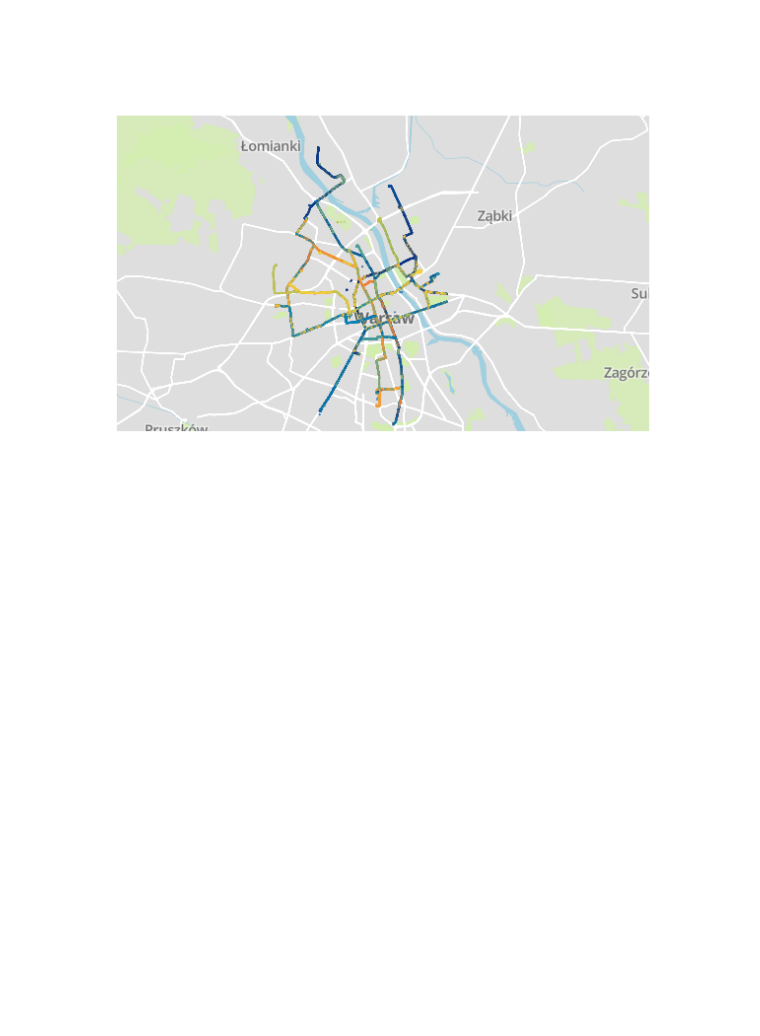
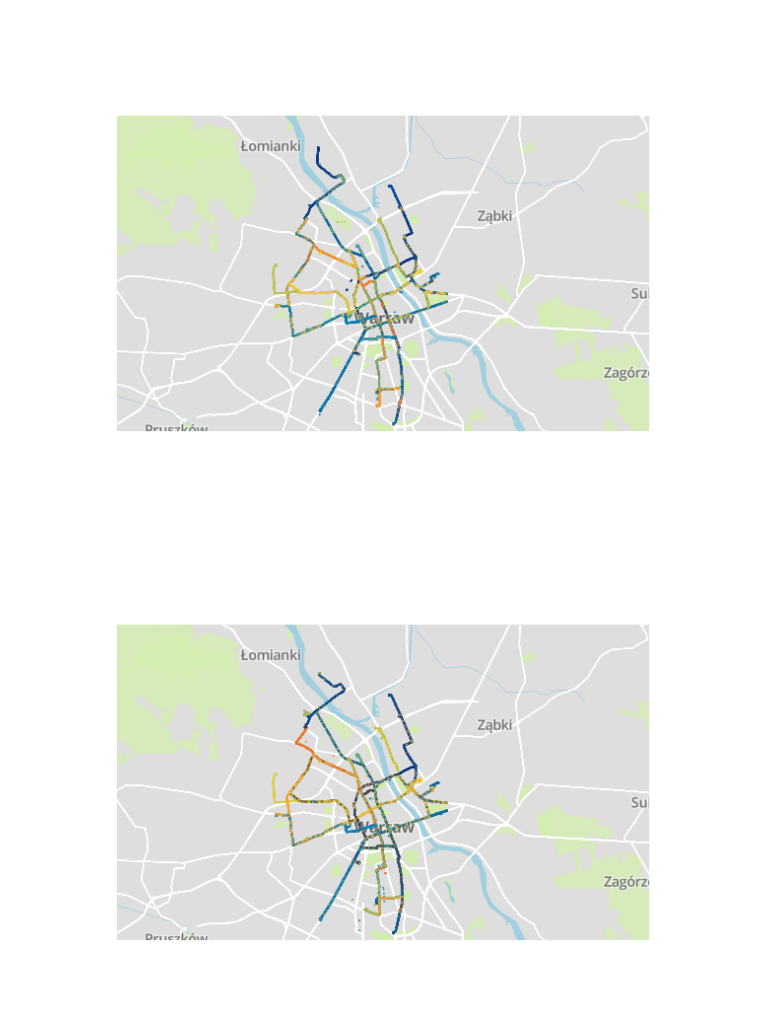
Before and after one commit to L-Dogg/pdrpy_ztm, a Jupyter notebook: trams.ipynb, the cells around one changed output. Drawn from its saved outputs; the diff is of its cells as text; code cells hidden in the pictures; blank space fills up the shorter version.

Commit message:
Added some plots for 2016

```diff
--- a/trams.ipynb
+++ b/trams.ipynb
@@ -131,6 +131,7 @@ def plotTrams(df, colors, file, pitch, zoom):
 
 trams14 = pd.read_json('file:data/14-05/trams3-filtered.json')
 trams15 = pd.read_json('file:data/15-05/trams3-filtered.json')
+trams23 = pd.read_json('file:data/2016-03-23/20160323_tramwaj-filtered.json')
 # %%
 plotTrams(trams14[1:200000], trams14[1:200000]['Lines'], 'trams-14-filtered.png', 0, 9.5)
 # %% [output]
@@ -139,3 +140,7 @@ plotTrams(trams14[1:200000], trams14[1:200000]['Lines'], 'trams-14-filtered.png'
 plotTrams(trams15[1:200000], trams15[1:200000]['Lines'], 'trams-15-filtered.png', 0, 9.5)
 # %% [output]
 [figure]
+# %%
+plotTrams(trams23[1:200000], trams23[1:200000]['Lines'], 'trams-23-filtered.png', 0, 9.5)
+# %% [output]
+[figure, added]
```
Also changed, not shown: 13 other files.
